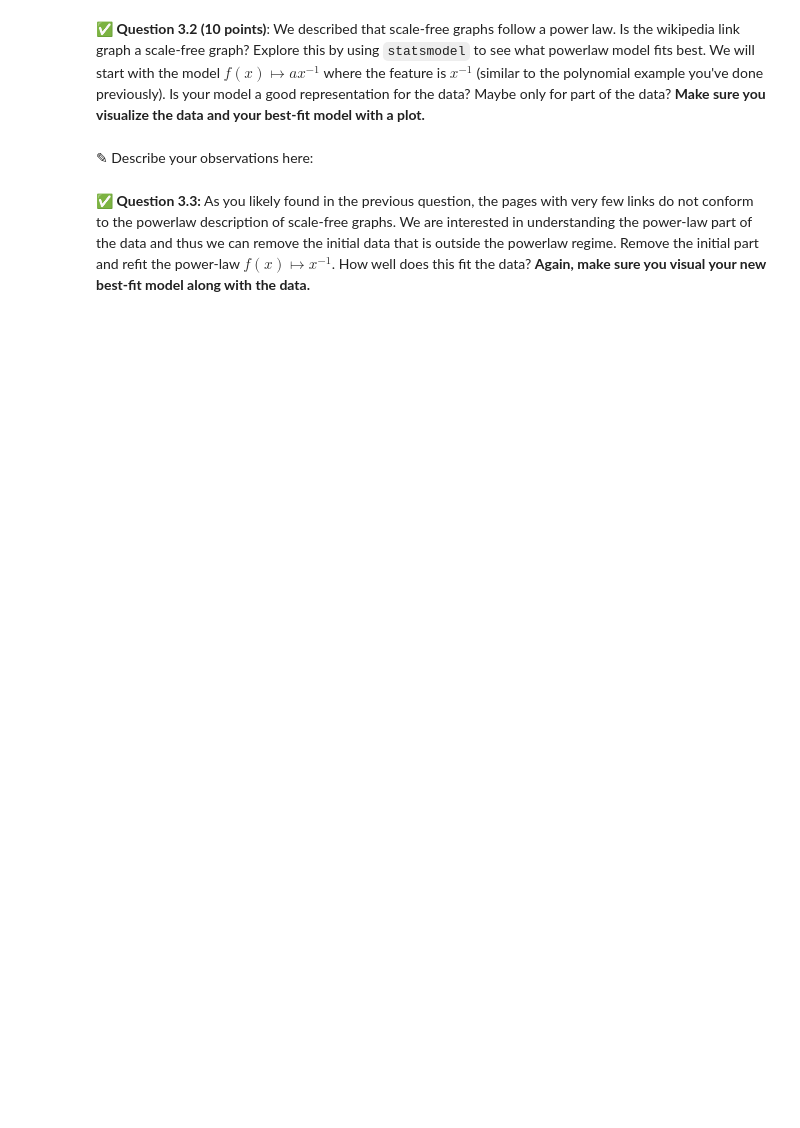
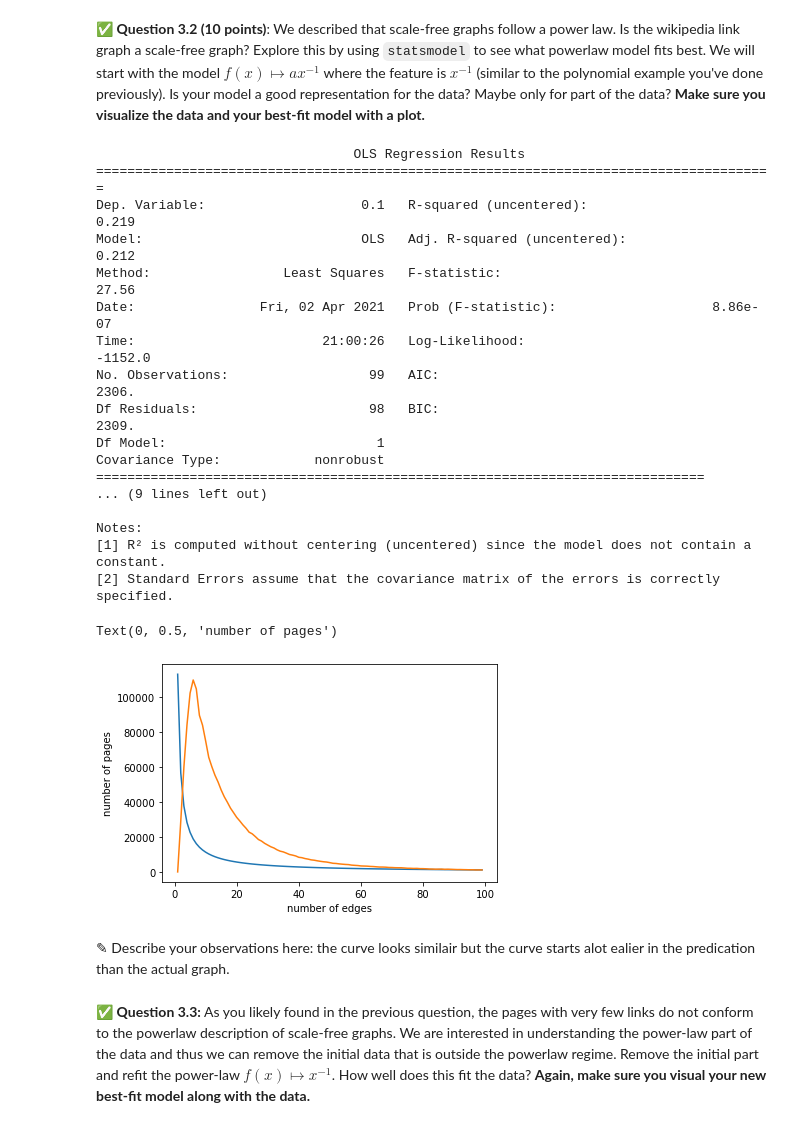
Before and after one commit to ahmedtawakol/cmse202-s21-turnin, a Jupyter notebook: hw-04/HW-04_graph_regression-STUDENT.ipynb, the cells around one changed output. Drawn from its saved outputs; the diff is of its cells as text; code cells hidden in the pictures; blank space fills up the shorter version.

```diff
--- a/hw-04/HW-04_graph_regression-STUDENT.ipynb
+++ b/hw-04/HW-04_graph_regression-STUDENT.ipynb
@@ -325,4 +333,40 @@ For the regression model fitting that you're going to do in this part of the ass
+# %%
+# Put your code here
+x = wiki.iloc[:,0]
+y = wiki.iloc[:,1]
+bf = []
+#assume a = 1
+for r in x:
+    h = 1/r
+    bf.append(h)
+model = sm.OLS(wiki.iloc[:,1], bf)
+results = model.fit()
+print(results.summary())
+plt.plot(x,results.fittedvalues)
+plt.plot(wiki.iloc[:,0],wiki.iloc[:,1])
+plt.xlabel("number of edges")
+plt.ylabel("number of pages")
+# %% [output]
+                                 OLS Regression Results
+=======================================================================================
+Dep. Variable:                    0.1   R-squared (uncentered):                   0.219
+Model:                            OLS   Adj. R-squared (uncentered):              0.212
+Method:                 Least Squares   F-statistic:                              27.56
+Date:                Fri, 02 Apr 2021   Prob (F-statistic):                    8.86e-07
+Time:                        21:00:26   Log-Likelihood:                         -1152.0
+No. Observations:                  99   AIC:                                      2306.
+Df Residuals:                      98   BIC:                                      2309.
+Df Model:                           1
+Covariance Type:            nonrobust
+==============================================================================
+... (9 lines left out)
+
+Notes:
+[1] R² is computed without centering (uncentered) since the model does not contain a constant.
+[2] Standard Errors assume that the covariance matrix of the errors is correctly specified.
+Text(0, 0.5, 'number of pages')
+[figure, added]
 # %% [markdown]
-<font size=+3>&#9998;</font> Describe your observations here:
+<font size=+3>&#9998;</font> Describe your observations here: the curve looks similair but the curve starts alot ealier in the predication than the actual graph.
 # %% [markdown]
 &#9989; **Question 3.3:** As you likely found in the previous question, the pages with very few links do not conform to the powerlaw description of scale-free graphs. We are interested in understanding the power-law part of the data and thus we can remove the initial data that is outside the powerlaw regime. Remove the initial part and refit the power-law $f(x)\mapsto x^{-1}$. How well does this fit the data? **Again, make sure you visual your new best-fit model along with the data.**
```
Also changed, not shown: parts of 13 cells of this notebook.
